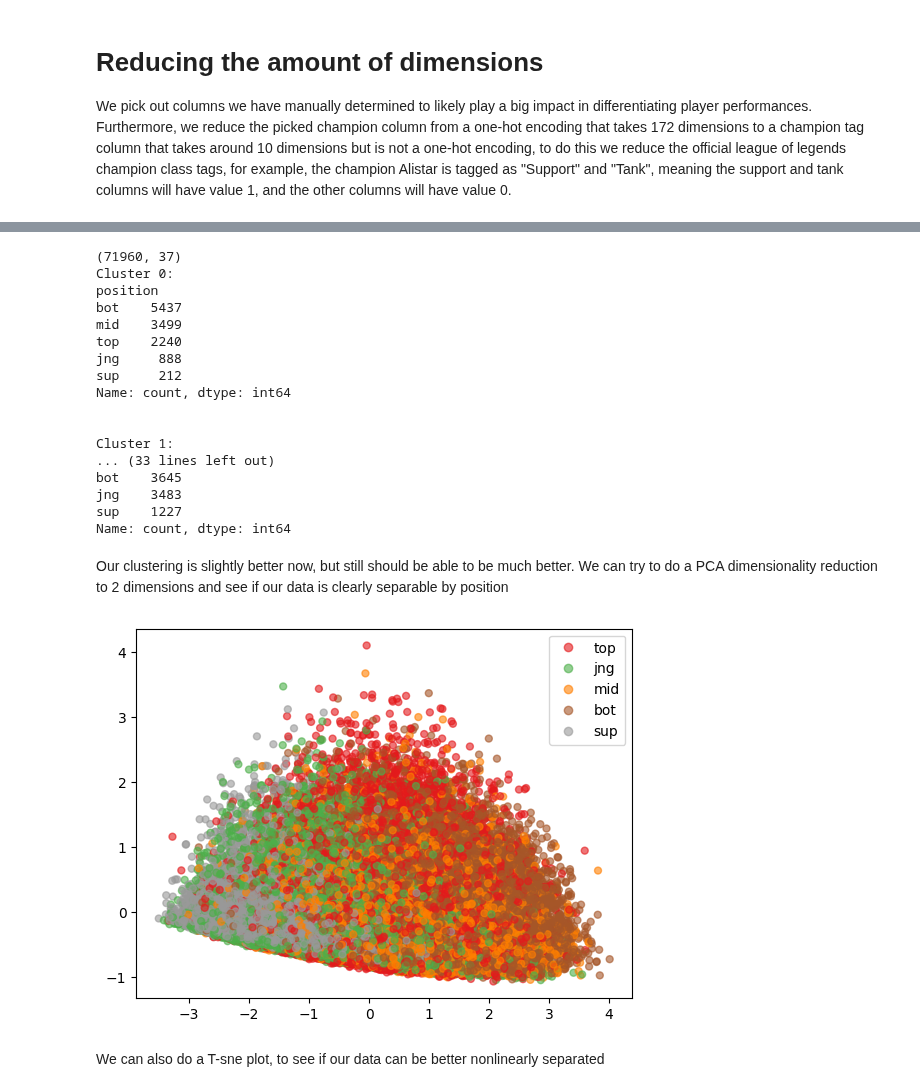
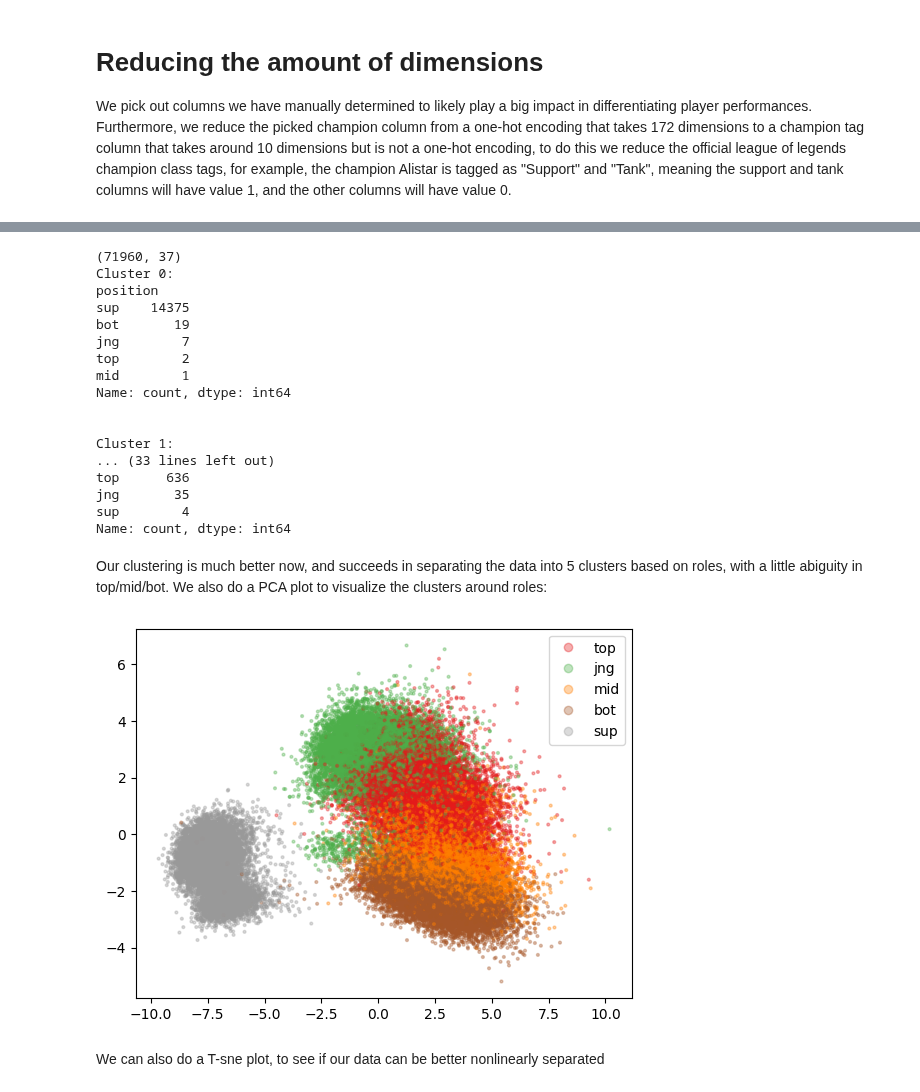
Before and after one commit to dwarfy35/Datamining_project, a Jupyter notebook: Project_main.ipynb, the cells around one changed output, grey strips where cells are left out. Saved outputs shown, nothing was run; the diff lists cells and outputs as text; code cells hidden in the pictures.

Commit message:
fixed error in data normalization, removed other kinds of normalization, rewrote affected sections and did player similarity clustering

```diff
--- a/Project_main.ipynb
+++ b/Project_main.ipynb
@@ -218,7 +229,7 @@ X_centered = X - X_mean                         # X - np.ones((X.shape[0, 1])) @
 X_cov = np.cov(X_centered, rowvar=False)        # 1 / (X_centered.shape[0]) * (X_centered.T @ X_centered)
 
 # calculate the standard score normalized matrix and the correlation matrix
-X_normalized = scipy.stats.zscore(X, axis=1)    # (x - mean) / std
+X_normalized = scipy.stats.zscore(X, axis=0)    # (x - mean) / std
 X_cor = np.cov(X_normalized, rowvar=False)      # 1 / (X_normalized.shape[0]) * (X_normalized.T @ X_normalized)
 
 position_indexes = np.where(("position_top" == data_numeric.columns) | ("position_jng" == data_numeric.columns) | ("position_mid" == data_numeric.columns) | ("position_bot" == data_numeric.columns) | ("position_sup" == data_numeric.columns))
@@ -235,34 +246,34 @@ for i in range(5):
 (71960, 37)
 Cluster 0:
 position
-bot    5437
-mid    3499
-top    2240
-jng     888
-sup     212
+sup    14375
+bot       19
+jng        7
+top        2
+mid        1
 Name: count, dtype: int64
 
 
 Cluster 1:
 ... (33 lines left out)
-bot    3645
-jng    3483
-sup    1227
+top      636
+jng       35
+sup        4
 Name: count, dtype: int64
-# %% [markdown]
-Our clustering is slightly better now, but still should be able to be much better. We can try to do a PCA dimensionality reduction to 2 dimensions and see if our data is clearly separable by position
+# %% [markdown]
+Our clustering is much better now, and succeeds in separating the data into 5 clusters based on roles, with a little abiguity in top/mid/bot. We also do a PCA plot to visualize the clusters around roles:
 # %%
 # plot pca with position as color
 pca = sklearn.decomposition.PCA(n_components=2).fit(X_hat_no_position)
 X_pca = pca.transform(X_hat_no_position)
 z = {"top": 0, "jng": 1, "mid": 2, "bot": 3, "sup": 4}
-scatter = plt.scatter(X_pca[:, 0], X_pca[:, 1], c=data_pure["position"].apply(lambda x: z[x]), cmap="Set1", s=25, alpha=0.6)
+scatter = plt.scatter(X_pca[:, 0], X_pca[:, 1], c=data_pure["position"].apply(lambda x: z[x]), cmap="Set1", s=4, alpha=0.35)
 handles, labels = scatter.legend_elements()
 labels = ["top", "jng", "mid", "bot", "sup"]
 plt.legend(handles, labels)
 plt.show()
 # %% [output]
-[figure, old version]
+[figure, new version]
 # %% [markdown]
 We can also do a T-sne plot, to see if our data can be better nonlinearly separated
 # %%
```
Also changed, not shown: parts of 34 cells of this notebook.
